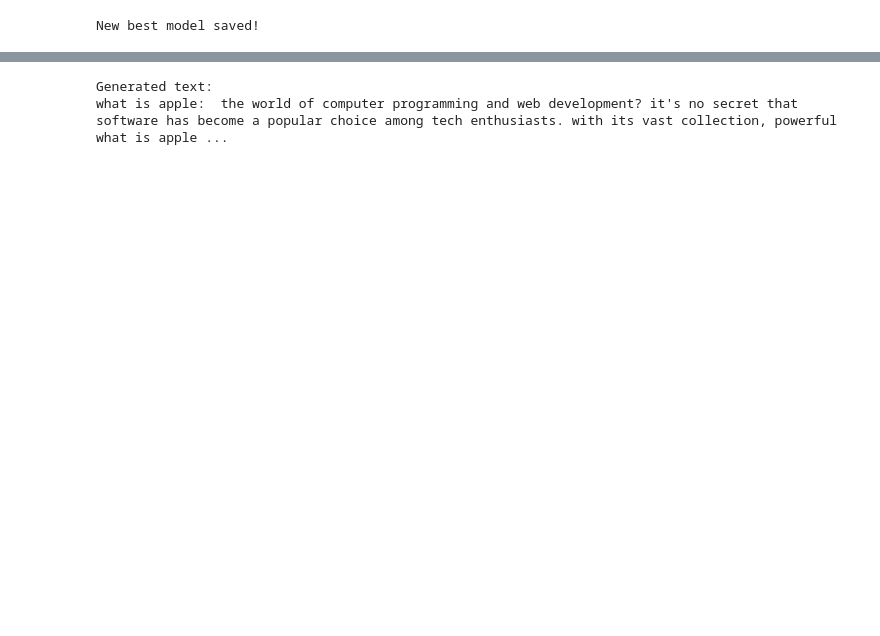
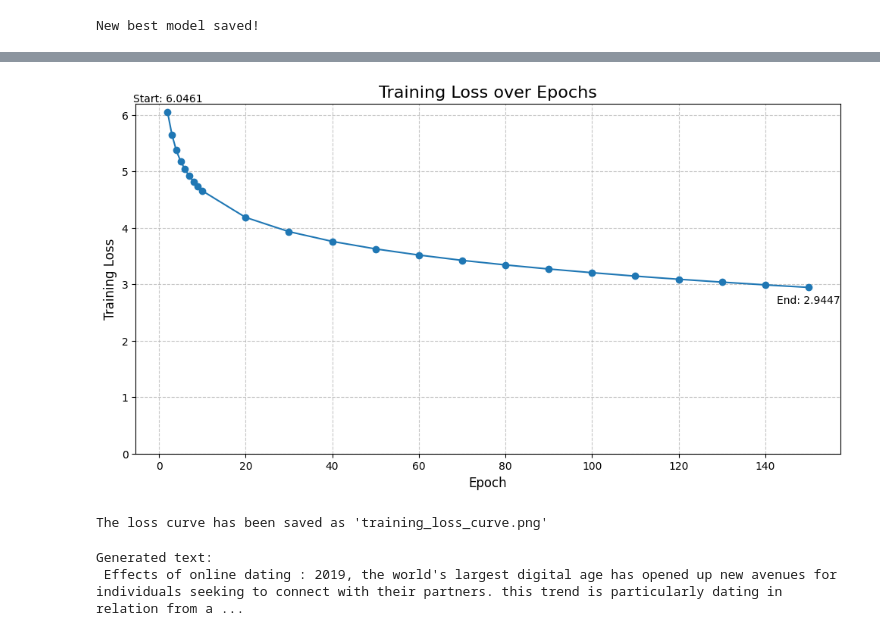
Before and after one commit to NeuroCoder47/GPT, a Jupyter notebook: gpt FINAL.ipynb, the cells around one changed output, grey strips where cells are left out. Cells and saved outputs as stored; diff of their text form; code cells hidden in the pictures; blank space fills up the shorter version.

```diff
--- a/gpt FINAL.ipynb
+++ b/gpt FINAL.ipynb
@@ -859,3 +836,39 @@ MIXED PRECISION
+# %%
+import matplotlib.pyplot as plt
+
+# Training loss data
+epochs = [2, 3, 4, 5, 6, 7, 8, 9, 10, 20, 30, 40, 50, 60, 70, 80, 90, 100, 110, 120, 130, 140, 150]
+losses = [6.0461, 5.6495, 5.3726, 5.1812, 5.0365, 4.9177, 4.8179, 4.7309, 4.6554, 4.1854,
+          3.9332, 3.7598, 3.6269, 3.5180, 3.4239, 3.3430, 3.2710, 3.2054, 3.1448, 3.0891,
+          3.0380, 2.9898, 2.9447]
+
+# Create the plot
+plt.figure(figsize=(12, 6))
+plt.plot(epochs, losses, marker='o')
+
+# Customize the plot
+plt.title('Training Loss over Epochs', fontsize=16)
+plt.xlabel('Epoch', fontsize=12)
+plt.ylabel('Training Loss', fontsize=12)
+plt.grid(True, linestyle='--', alpha=0.7)
+
+# Set y-axis to start from 0
+plt.ylim(bottom=0)
+
+# Add annotations for start and end points
+plt.annotate(f'Start: {losses[0]:.4f}', (epochs[0], losses[0]), textcoords="offset points", xytext=(0,10), ha='center')
+plt.annotate(f'End: {losses[-1]:.4f}', (epochs[-1], losses[-1]), textcoords="offset points", xytext=(0,-15), ha='center')
+
+# Save the plot as a PNG file
+plt.savefig('training_loss_curve.png', dpi=300, bbox_inches='tight')
+
+# Display the plot (optional, comment out if running on a server without display)
+plt.show()
+
+print("The loss curve has been saved as 'training_loss_curve.png'")
+# %% [output]
+[figure, added]
+The loss curve has been saved as 'training_loss_curve.png'
 # %%
 import torch
 import torch.nn as nn
@@ -893,7 +906,7 @@ def penalize_repetition(output, generated_tokens, penalty=1.5):
 
 # Function to keep generating within the AI topic
 def reinforce_topic(text, interval=30):
-    topic_phrase = " what is apple"
+    topic_phrase = " dating"
     if len(text) > interval:
         text += topic_phrase
     return text
@@ -931,13 +944,13 @@ def generate_text(model, sp, start_text="", max_length=100, temperature=0.7, top
     return sp.DecodeIds(tokens)
 
 # Example of loading the best model
-tf_generator.load_state_dict(torch.load('best_model_2.pth'))
+tf_generator.load_state_dict(torch.load('FINAL_model_2.pth'))
 tf_generator = tf_generator.to(device)
 
 # Generate text focused on AI
 sample_text = generate_text(
     tf_generator, sp,
-    start_text="what is apple: ",
+    start_text=" Effects of online dating : ",
     max_length=100,
     temperature=0.2,   # Lower te4mperature for more structured text
     top_p=0.4,         # Nucleus sampling with top-p
@@ -950,4 +963,4 @@ print("Generated text:")
 print(sample_text)
 # %% [output]
 Generated text:
-what is apple:  the world of computer programming and web development? it's no secret that software has become a popular choice among tech enthusiasts. with its vast collection, powerful what is apple ...
+ Effects of online dating : 2019, the world's largest digital age has opened up new avenues for individuals seeking to connect with their partners. this trend is particularly dating in relation from a ...
```
Also changed, not shown: parts of 5 cells of this notebook.
